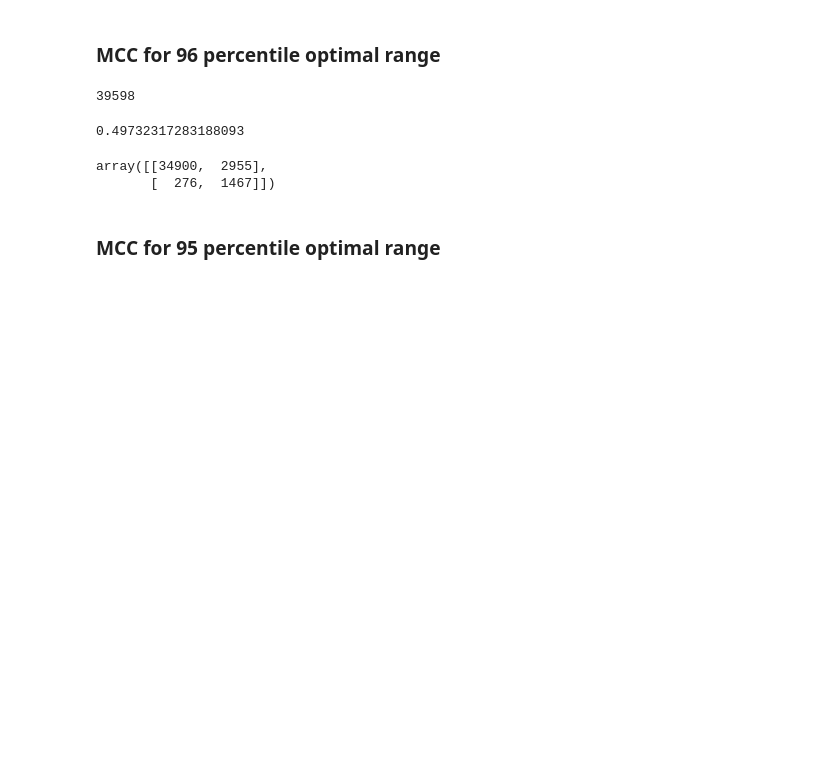
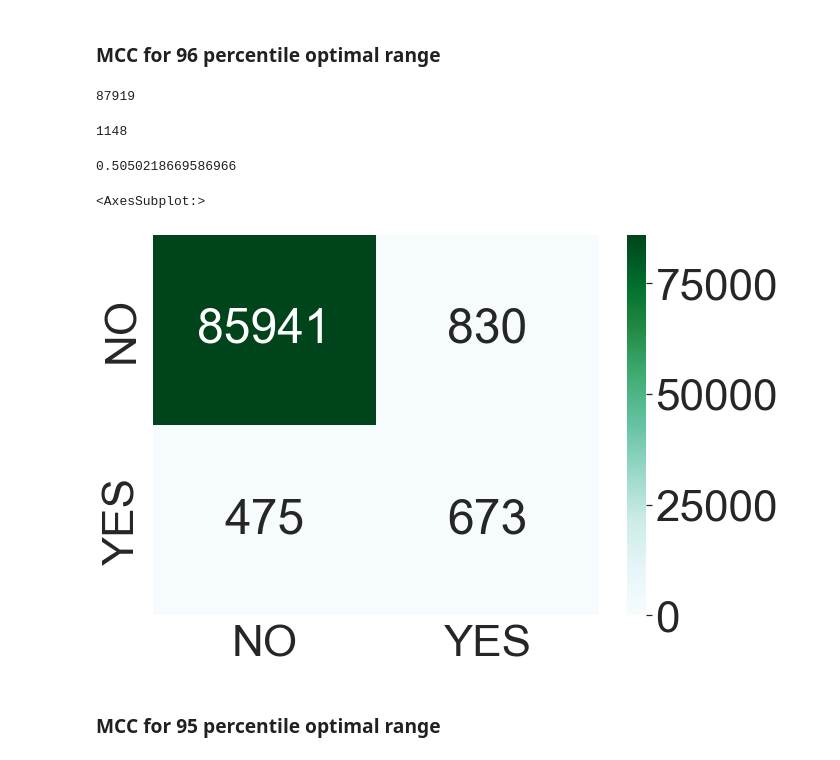
Before and after one commit to ignaciocordova/bachelor_thesis, a Jupyter notebook: pruebas.ipynb, the cells around one changed output. Cells and saved outputs as stored; diff of their text form; code cells hidden in the pictures; blank space fills up the shorter version.

```diff
--- a/pruebas.ipynb
+++ b/pruebas.ipynb
@@ -88,21 +75,33 @@ array([[38792,   336],
 # %% [markdown]
 ### MCC for 96 percentile optimal range
 # %%
-df_avg = do.average(df,0.1,6.0)
+df_avg = do.average(df,0.6,9.3)
 len(df_avg)
 # %% [output]
-39598
+87919
+# %%
+len(df_avg[df_avg['precipBelow6']>2.03])
+# %% [output]
+1148
 # %%
-y_true = df_avg['precipBelow6'].to_numpy()>1.0
-y_pred = df_avg['avgh001h060'].to_numpy()>1.5
+y_true = df_avg['precipBelow6'].to_numpy()>2.03
+y_pred = df_avg['avgh006h093'].to_numpy()>3.84
 matthews_corrcoef(y_true, y_pred)
 # %% [output]
-0.49732317283188093
+0.5050218669586966
 # %%
-confusion_matrix(y_true, y_pred)
+matrix = confusion_matrix(y_true, y_pred)
-# %% [output]
-array([[34900,  2955],
-       [  276,  1467]])
+# %%
+import seaborn as sn
+sn.set(font_scale=4)
+
+df_cm = pd.DataFrame(matrix, index = [i for i in ['NO','YES']],
+                  columns = [i for i in ['NO','YES']])
+plt.figure(figsize = (10,7))
+sn.heatmap(df_cm, vmin = 0, annot=True,fmt='2g',cmap = 'BuGn')
+# %% [output]
+<AxesSubplot:>
+[figure, added]
 # %% [markdown]
 ### MCC for 95 percentile optimal range
 # %%
```
Also changed, not shown: parts of 4 cells of this notebook, 21 other files.
